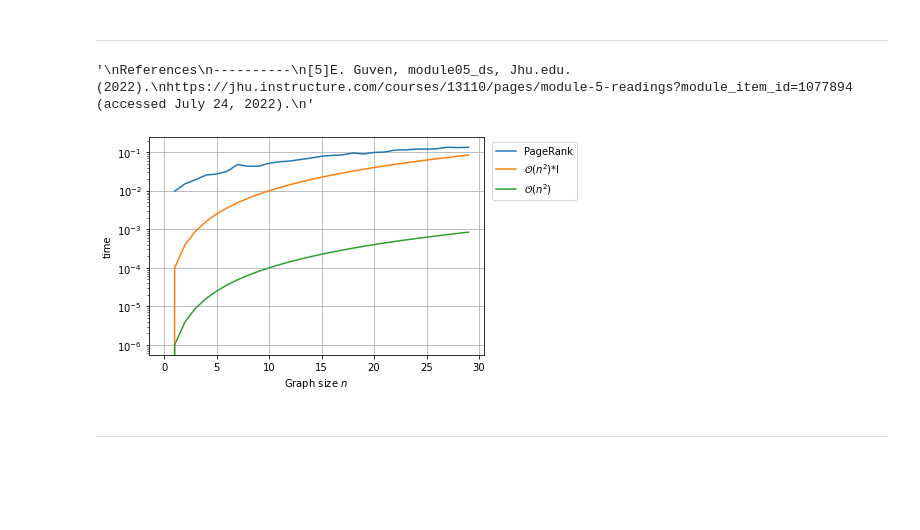
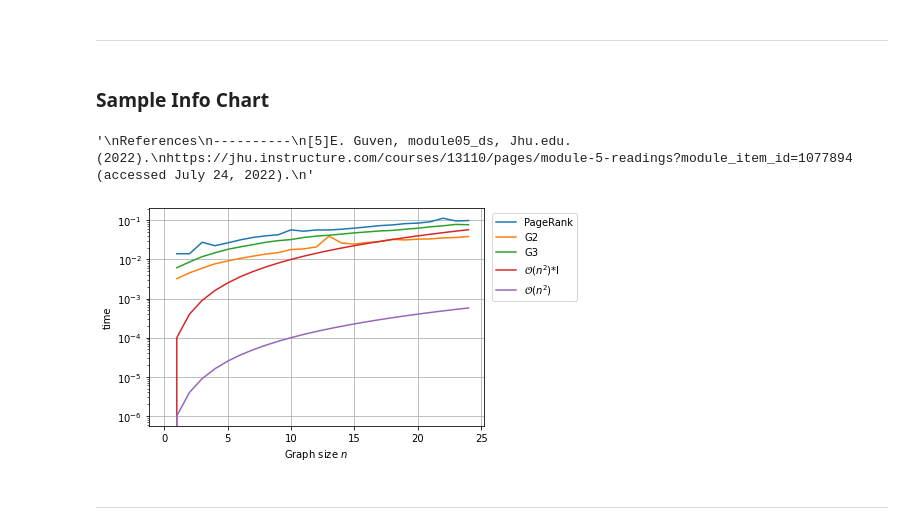
Before and after one commit to ans9611/PageRank_Empirical_Analysis, a Jupyter notebook: rough_draft/moon_project_updated.ipynb, the cells around one changed output. Saved outputs shown, nothing was run; the diff lists cells and outputs as text; code cells hidden in the pictures; blank space fills up the shorter version.

Commit message:
bug fixed; samples must be same

```diff
--- a/rough_draft/moon_project_updated.ipynb
+++ b/rough_draft/moon_project_updated.ipynb
@@ -342,8 +342,8 @@ The eigenvector calculation is done by the power iteration method and has no gua
 # %%
 # Size of samples
 
-G1 = nx.DiGraph(nx.path_graph(30))
-G2 = nx.scale_free_graph(30)
+G1 = nx.DiGraph(nx.path_graph(25))
+G2 = nx.scale_free_graph(25)
 G3 = nx.margulis_gabber_galil_graph(5)
 G4 = nx.karate_club_graph()
 G5 = nx.davis_southern_women_graph()
@@ -463,0 +456,6 @@ clock:  nan 0.00972317 0.0152159 0.0193343 0.0255337 0.0271634 0.0319491 0.04795
+# %%
+t1, PR1, num_nodes1 = measure_cost(G1, pageRank)
+t2, PR2, num_nodes2 = measure_cost(G2, pageRank)
+t3, PR3, num_nodes3 = measure_cost(G3, pageRank)
+
+print(num_nodes2)
@@ -464,34 +467,40 @@ clock:  nan 0.00972317 0.0152159 0.0193343 0.0255337 0.0271634 0.0319491 0.04795
 # %% [markdown]
 ***
+# %% [markdown]
+### Sample Info Chart
 # %%
+
+
 # Plot
-df = pd.DataFrame({'Graph size $n$':  [n for n in range(num_nodes1)],
-                   'PageRank':        t1,
-                   '$\mathcal{O}(n^2)$*I':     [100 * 1e-6*n**2 for n in range(num_nodes1)],
-                   '$\mathcal{O}(n^2)$':     [1e-6*n**2 for n in range(num_nodes1)],
+df = pd.DataFrame({'Graph size $n$': [n for n in range(25)],
+                   'PageRank': t1,
+                   'G2': t2,
+                   'G3': t3,
+                   '$\mathcal{O}(n^2)$*I':     [100 * 1e-6*n**2 for n in range(25)],
+                   '$\mathcal{O}(n^2)$':     [1e-6*n**2 for n in range(25)],
                    })
 
 df.set_index('Graph size $n$', drop=True, inplace=True)
 
 fig = df.plot().get_figure()
 
 plt.legend(bbox_to_anchor=(1.01, 1.0))
 
 plt.ylabel('time')
 plt.grid()
 plt.xscale('linear')
 plt.yscale('log')
 
 # fig.savefig('page_Rank_01.png')
 '''
 References
 ----------
 [5]E. Guven, module05_ds, Jhu.edu. (2022).
 https://jhu.instructure.com/courses/13110/pages/module-5-readings?module_item_id=1077894 (accessed July 24, 2022).
 '''
 # %% [output]
 '\nReferences\n----------\n[5]E. Guven, module05_ds, Jhu.edu. (2022).\nhttps://jhu.instructure.com/courses/13110/pages/module-5-readings?module_item_id=1077894 (accessed July 24, 2022).\n'
-[figure, old version]
+[figure, new version]
 # %% [markdown]
 ***
 # %% [markdown]
```
Also changed, not shown: parts of 4 cells of this notebook.
